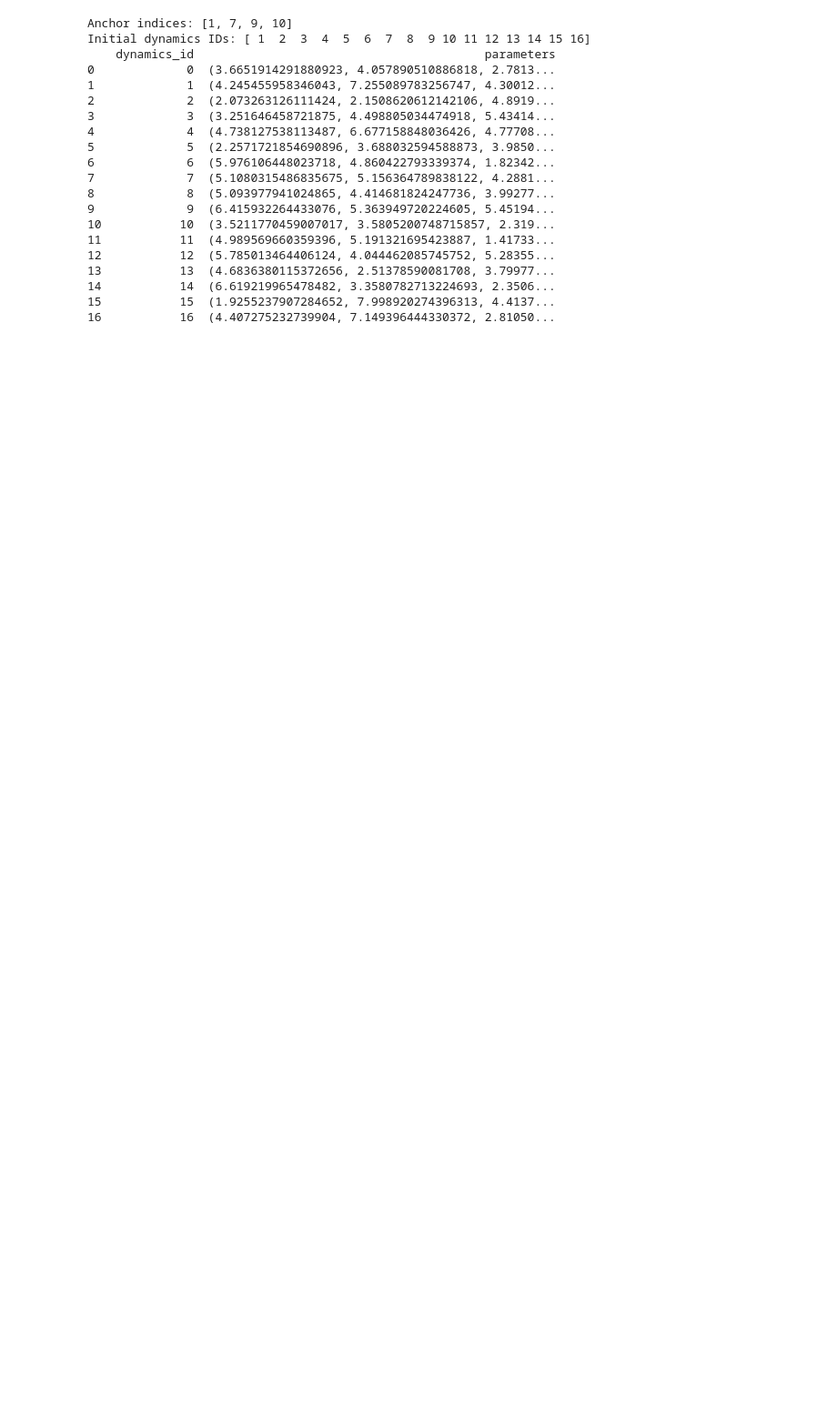
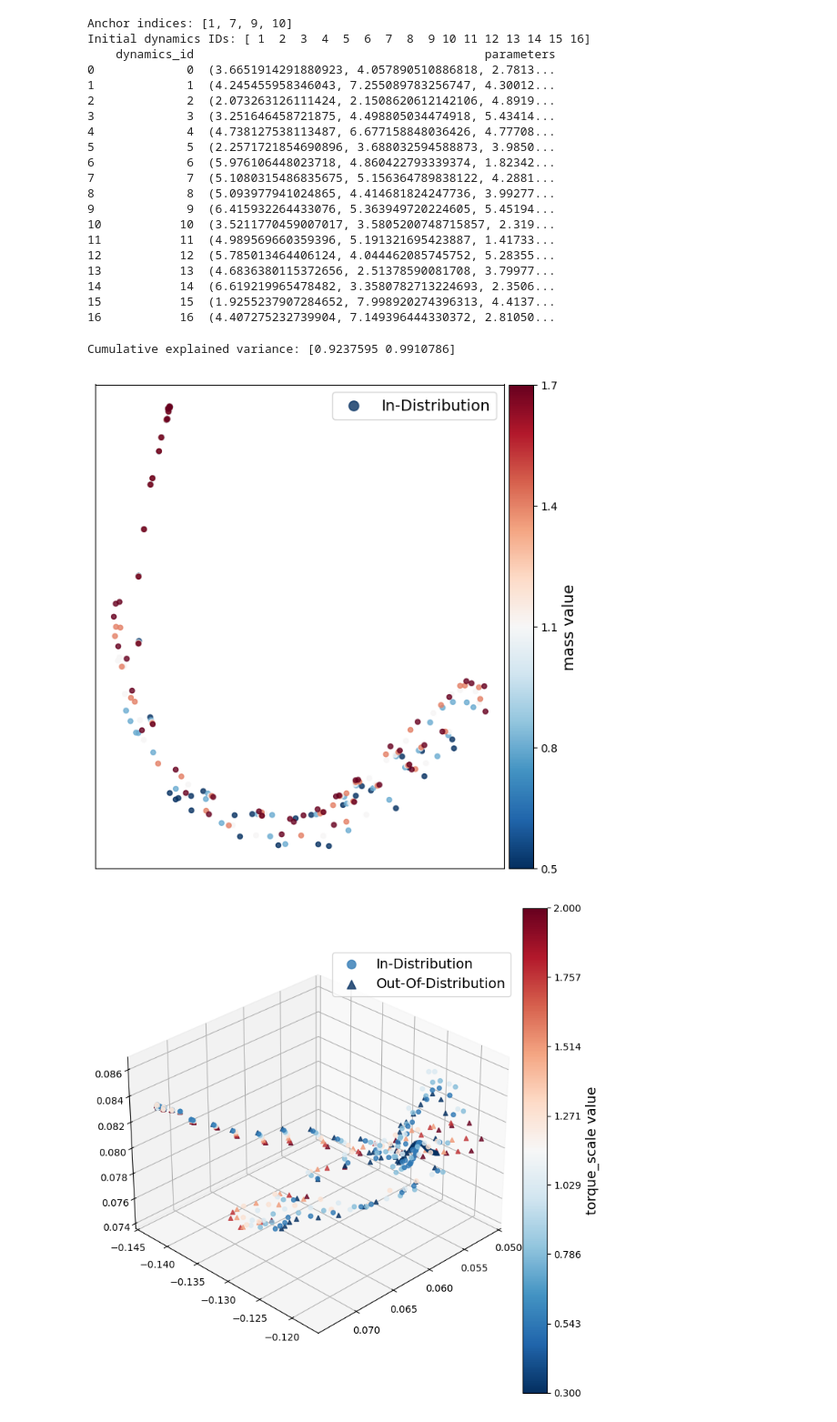
Before and after one commit to gcsarker/Latent-Dynamics-Geometries, a Jupyter notebook: simplified/ldr_code.ipynb, the cells around one changed output. Shown at 91% size. Cells and saved outputs as stored; diff of their text form; code cells hidden in the pictures; blank space fills up the shorter version.

Commit message:
updated visualizer

```diff
--- a/simplified/ldr_code.ipynb
+++ b/simplified/ldr_code.ipynb
@@ -1084,11 +1074,11 @@ class PhysicsWrapper(gym.Wrapper):
     def __init__(
         self,
         env,
-        mode="nominal",
+        mode="custom",
         mass_scale=1.0,
         damping_scale=1.0,
         torque_scale=1.0,
-        multi_episode_dynamics=1,
+        multi_episode_dynamics=100,
         required_experience_length=None,   # Xu: change after this many env steps
         mass_range=(0.5, 2.0),
         damping_range=(0.5, 2.0),
@@ -1125,7 +1115,7 @@ class PhysicsWrapper(gym.Wrapper):
         self.model.body_mass[:] = mass
         self.model.dof_damping[:] = damping
         self.torque_scale = float(torque_scale)
-        # Xu does not call mujoco.mj_setConst here
+
 
     def _sample_physics(self):
         self._set_physics(
@@ -1376,20 +1274,20 @@ def make_anchored_env_fns(
 # %%
 NUM_ENVS = 16
 
-def make_hopper(required_experience_length):
+def make_hopper(required_experience_length, mode = 'change'):
     def _make():
         return PhysicsWrapper(
             gym.make("Hopper-v5"),
-            mode="change",
+            mode=mode,
             required_experience_length=required_experience_length,
         )
     return _make
 
 # Xu: new dynamics every 2000 steps per env
-train_env = GlobalDynamicsIDWrapper(makeVecEnv([make_hopper(2000) for _ in range(NUM_ENVS)]))
+train_env = GlobalDynamicsIDWrapper(makeVecEnv([make_hopper(required_experience_length=2000) for _ in range(NUM_ENVS)]))
 
 # Xu: 16 eval envs, new random dynamics every episode
-eval_env = GlobalDynamicsIDWrapper(makeVecEnv([make_hopper(1) for _ in range(NUM_ENVS)]))
+eval_env = GlobalDynamicsIDWrapper(makeVecEnv([make_hopper(required_experience_length=1) for _ in range(NUM_ENVS)]))
 
 config = LDRConfig()   # use the Xu defaults; don't override them here
 agent = LDRAgent(env=train_env, config=config)
@@ -1804,0 +1747,23 @@ class EmbeddingVisualizer:
+# %%
+viz = EmbeddingVisualizer(agent)
+
+# Xu's main figure: mass scan
+fig, ax = viz.plot_physics_scan(
+    param_name="mass",
+    scan_values=np.linspace(0.5, 2.0, 5, endpoint=False).tolist(),
+    train_range=(0.5, 2.0),
+    projection_method="tsne",
+)
+
+# Torque scan (training range 0.5–1.5)
+fig, ax = viz.plot_physics_scan("torque_scale", np.linspace(0.3, 2.0, 8).tolist(), train_range=(0.5, 1.5),
+                                projection_method="3d")
+
+# Separation across random physics
+fig, ax = viz.plot_separation(num_trajs=10, projection_method="pca")
+
+viz.close()
+# %% [output]
+Cumulative explained variance: [0.9237595 0.9910786]
+[figure, added]
+[figure, added]
```
Also changed, not shown: parts of 9 cells of this notebook, 2 other files.
